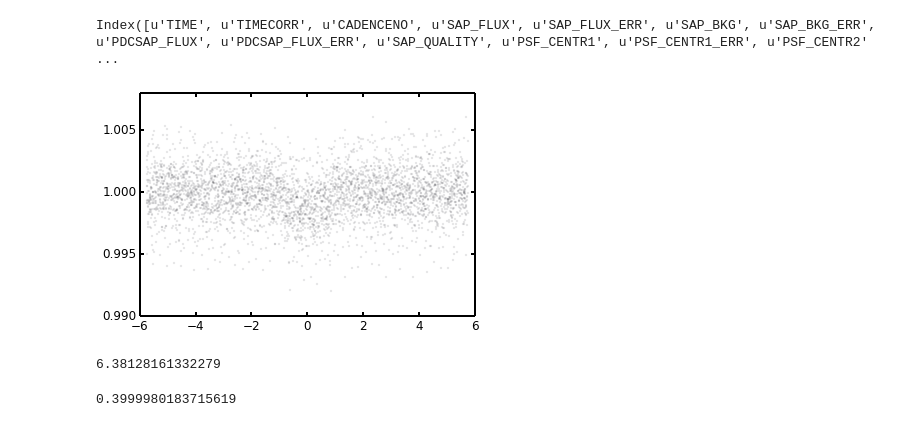
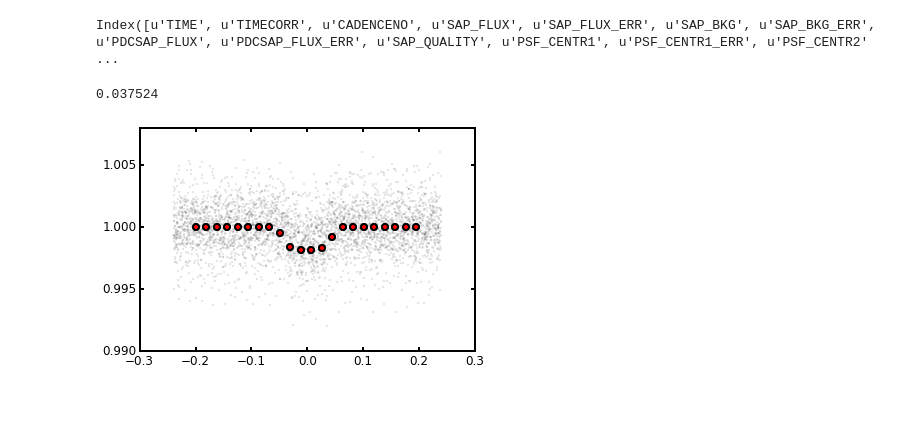
Before and after one commit to timothydmorton/transit-fitting, a Jupyter notebook: notebooks/scratchwork.ipynb, the cells around one changed output. Cells and saved outputs as stored; diff of their text form; code cells hidden in the pictures.

Commit message:
model first test looks good

```diff
--- a/notebooks/scratchwork.ipynb
+++ b/notebooks/scratchwork.ipynb
@@ -41,4 +109,16 @@ e_flux = lcdata['PDCSAP_FLUX_ERR']
+# %%
+koi.koi_ror
+# %% [output]
+0.037524
+# %%
+model = TransitModel(lcdata['TIME'], lcdata['PDCSAP_FLUX'], lcdata['PDCSAP_FLUX_ERR'],
+                    period=period, epoch=epoch)
+# %%
+params = [koi.koi_srho, 0.5, 0.5, 0, period, 0, 0, koi.koi_ror, 0, 0]
 # %%
-plt.plot(tfold[close]*24, flux[close], 'o', ms=0.2, alpha=0.35);
+plt.plot(tfold[close], flux[close], 'o', ms=0.2, alpha=0.35);
+t = np.arange(-0.2, 0.2, KEPLER_CADENCE)
+f = model.light_curve(params, t)
+plt.plot(t, f, 'ro');
 # %% [output]
-[figure, old version]
+[figure, new version]
@@ -59,9 +124,0 @@ star = transit.Central(mass=0.5, radius=0.48)
-# %%
-star.density
-# %% [output]
-6.38128161332279
-# %%
-star.density = 5.105
-star.mass
-# %% [output]
-0.3999980183715619
```
Also changed, not shown: parts of 5 cells of this notebook.
